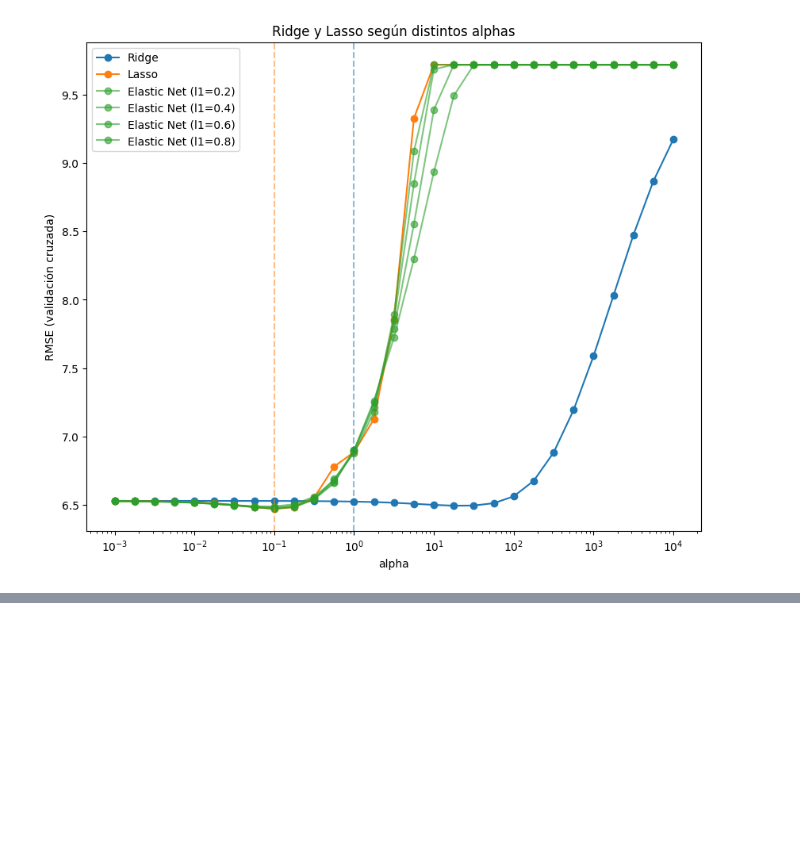
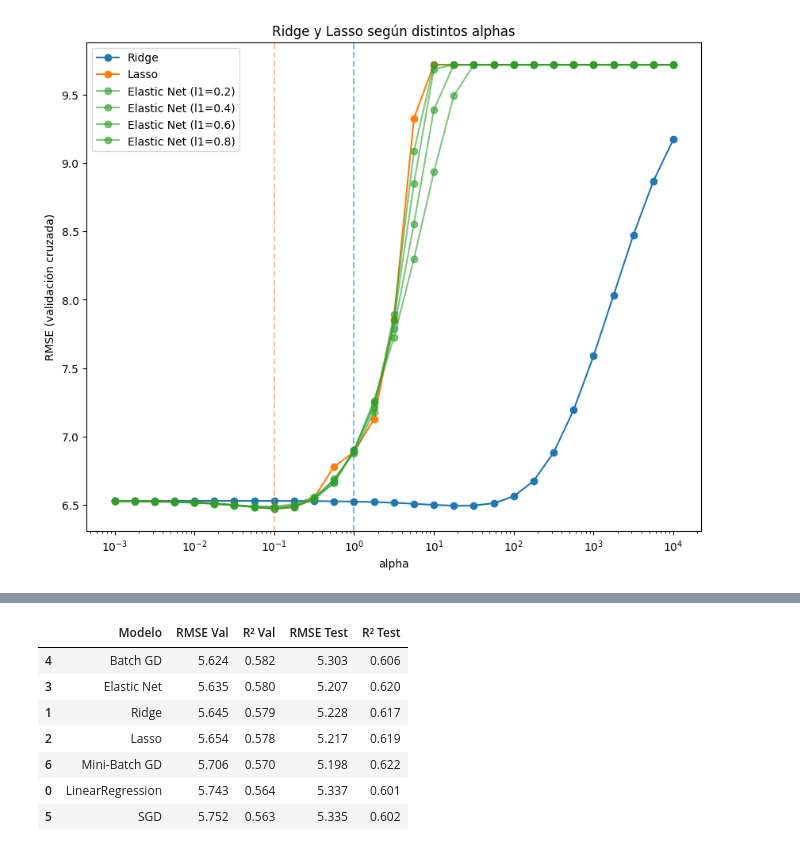
Before and after one commit to AlvaTF/TP-AA1-Ruiz-Toledo-Mendoza, a Jupyter notebook: TP_1/TP_regresion_AA1.ipynb, the cells around one changed output, grey strips where cells are left out. Cells and saved outputs as stored; diff of their text form; code cells hidden in the pictures; blank space fills up the shorter version.

```diff
--- a/TP_1/TP_regresion_AA1.ipynb
+++ b/TP_1/TP_regresion_AA1.ipynb
@@ -847,12 +840,15 @@ Para Stochastic Gradient Descent, la mejor combinacion se alcanzo con learning r
 Mini-Batch GD
 # %%
 resultados = []
+
+# Columna de unos para evaluar en validación (el test queda reservado para la comparación final)
+X_val_b = np.hstack((np.ones((X_val_esc.shape[0], 1)), X_val_esc))
 
 for lr in [0.001, 0.01, 0.1]:
     for bs in [8, 32, 128]:
 
         print(f"Mini-Batch - lr={lr}, batch_size={bs}")
-
+        np.random.seed(123)  # misma inicialización y orden de batches en cada corrida
         W = mini_batch_gradient_descent(
             X_tr_esc,
             y_tr_gd,
@@ -863,13 +859,13 @@ for lr in [0.001, 0.01, 0.1]:
             batch_size=bs
         )
 
-        y_pred = X_test_b @ W
+        pred_val = X_val_b @ W
 
         resultados.append({
             "Learning Rate": lr,
             "Batch Size": bs,
-            "RMSE": root_mean_squared_error(y_test_gd, y_pred),
-            "R²": r2_score(y_test_gd, y_pred)
+            "RMSE Val": root_mean_squared_error(y_val_gd, pred_val),
+            "R² Val": r2_score(y_val_gd, pred_val)
         })
 
 df_mbgd = pd.DataFrame(resultados)
@@ -997,0 +994,42 @@ Para concluir, se muestra que la regresion lineal es una buena base, regularizar
+# %%
+from unittest.mock import patch
+#patch evita que las funciones de la cátedra muestren sus gráficos, que ya se analizaron antes
+
+
+with patch("matplotlib.pyplot.show"):
+    np.random.seed(123); W_gd_opt  = gradient_descent(X_tr_esc, y_tr_gd, X_val_esc, y_val_gd, lr=0.005, epochs=300)
+    np.random.seed(123); W_sgd_opt = stochastic_gradient_descent(X_tr_esc, y_tr_gd, X_val_esc, y_val_gd, lr=0.001, epochs=300)
+    np.random.seed(123); W_mb_opt  = mini_batch_gradient_descent(X_tr_esc, y_tr_gd, X_val_esc, y_val_gd, lr=0.01, epochs=100, batch_size=128)
+plt.close("all")
+
+# Modelos con los alphas elegidos por el GridSearch
+modelos_sk = {
+    "LinearRegression": LinearRegression(),
+    "Ridge": Ridge(alpha=17.78),
+    "Lasso": Lasso(alpha=0.1, max_iter=10000),
+    "Elastic Net": ElasticNet(alpha=0.1, l1_ratio=0.8, max_iter=10000),
+}
+
+filas = []
+for nombre, modelo in modelos_sk.items():
+    modelo.fit(X_tr_esc, y_tr)
+    filas.append((nombre, modelo.predict(X_val_esc), modelo.predict(X_test_esc)))
+for nombre, W in [("Batch GD", W_gd_opt), ("SGD", W_sgd_opt), ("Mini-Batch GD", W_mb_opt)]:
+    filas.append((nombre, (X_val_b @ W).ravel(), (X_test_b @ W).ravel()))
+
+comparacion_final = pd.DataFrame(
+    [[n, root_mean_squared_error(y_val, pv), r2_score(y_val, pv), root_mean_squared_error(y_test, pt), r2_score(y_test, pt)]
+     for n, pv, pt in filas],
+    columns=["Modelo", "RMSE Val", "R² Val", "RMSE Test", "R² Test"]
+).sort_values("RMSE Val")
+
+comparacion_final.round(3)
+# %% [output]
+|  | Modelo | RMSE Val | R² Val | RMSE Test | R² Test |
+| 4 | Batch GD | 5.624 | 0.582 | 5.303 | 0.606 |
+| 3 | Elastic Net | 5.635 | 0.580 | 5.207 | 0.620 |
+| 1 | Ridge | 5.645 | 0.579 | 5.228 | 0.617 |
+| 2 | Lasso | 5.654 | 0.578 | 5.217 | 0.619 |
+| 6 | Mini-Batch GD | 5.706 | 0.570 | 5.198 | 0.622 |
+| 0 | LinearRegression | 5.743 | 0.564 | 5.337 | 0.601 |
+| 5 | SGD | 5.752 | 0.563 | 5.335 | 0.602 |
```
Also changed, not shown: parts of 18 cells of this notebook.
